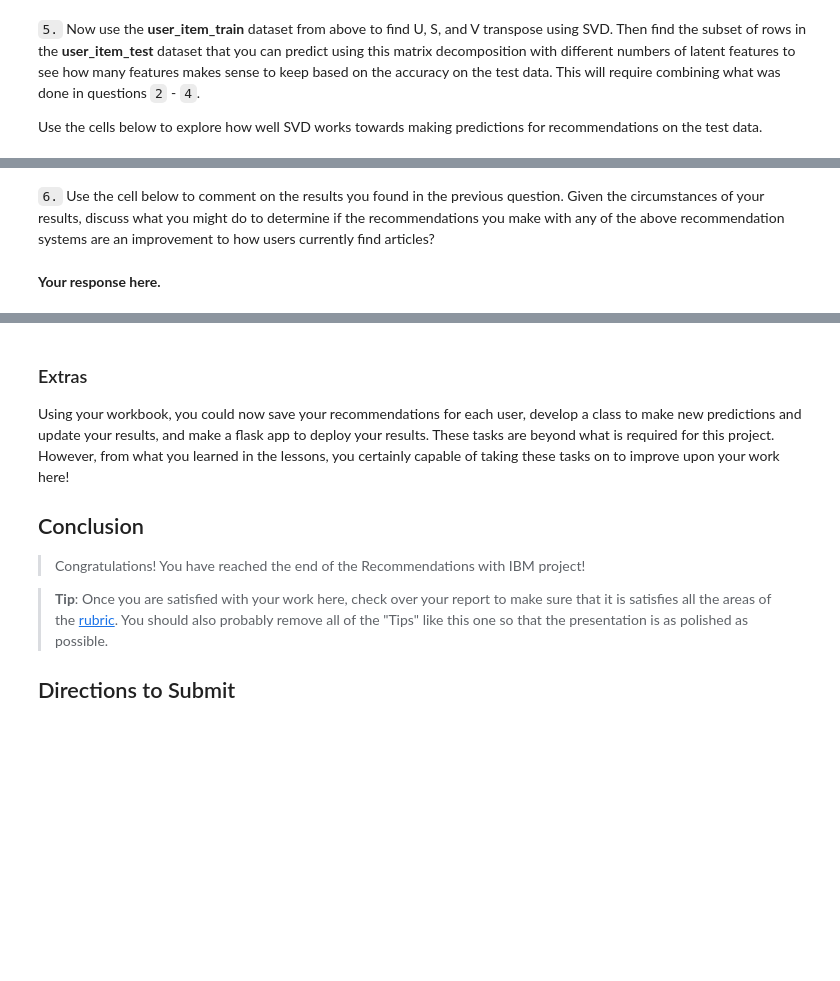
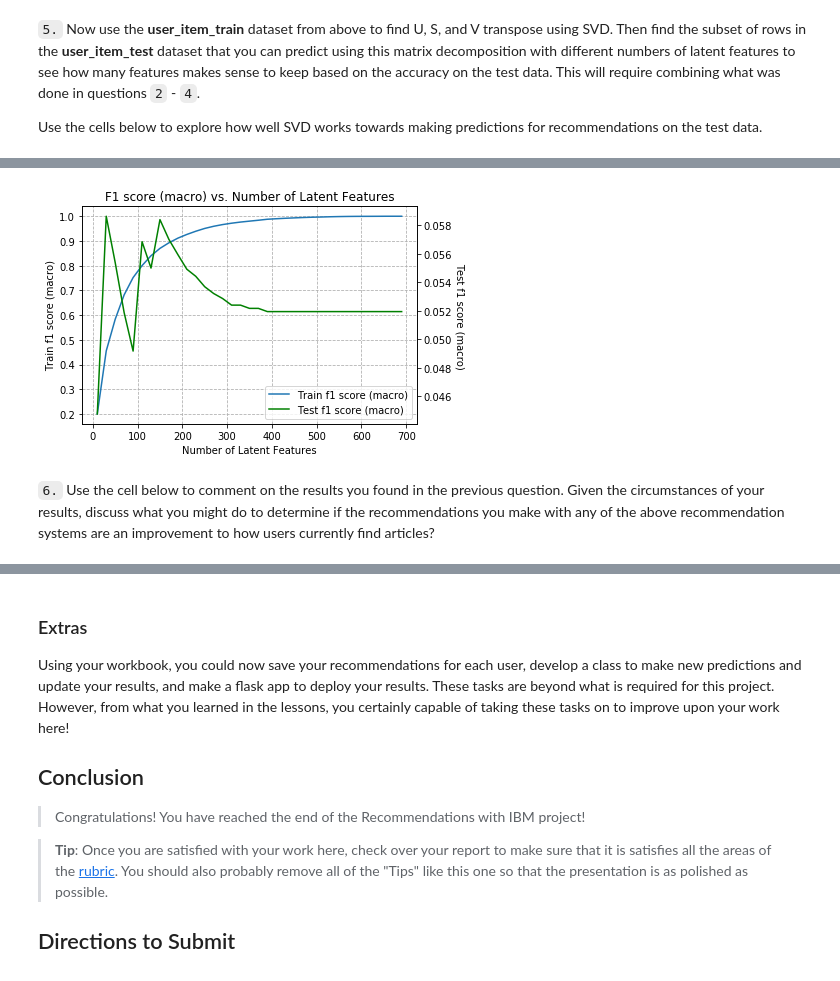
Before and after one commit to ds-praveenkumar/udacity, a Jupyter notebook: recommendations-with-IBM/Recommendations_with_IBM.ipynb, the cells around one changed output, grey strips where cells are left out. Drawn from its saved outputs; the diff is of its cells as text; code cells hidden in the pictures; blank space fills up the shorter version.

```diff
--- a/recommendations-with-IBM/Recommendations_with_IBM.ipynb
+++ b/recommendations-with-IBM/Recommendations_with_IBM.ipynb
@@ -822,4 +867,24 @@ plt.title('Accuracy vs. Number of Latent Features');
+# %%
+fig, ax1 = plt.subplots()
+ax2 = ax1.twinx()
+
+ax1.plot(num_latent_feats, f1_train, label='Train f1 score (macro)')
+ax2.plot(num_latent_feats, f1_test, color='green', label='Test f1 score (macro)')
+
+handler1, label1 = ax1.get_legend_handles_labels()
+handler2, label2 = ax2.get_legend_handles_labels()
+
+ax1.legend(handler1+handler2, label1+label2, loc='lower right')
+
+ax1.set_title('F1 score (macro) vs. Number of Latent Features')
+ax1.grid(linestyle='--')
+
+ax1.set_xlabel('Number of Latent Features')
+ax1.set_ylabel('Train f1 score (macro)')
+ax2.set_ylabel('Test f1 score (macro)', rotation=270, labelpad=12)
+
+plt.show()
+# %% [output]
+[figure, added]
 # %% [markdown]
 `6.` Use the cell below to comment on the results you found in the previous question. Given the circumstances of your results, discuss what you might do to determine if the recommendations you make with any of the above recommendation systems are an improvement to how users currently find articles?
-# %% [markdown]
-**Your response here.**
```
Also changed, not shown: parts of 21 cells of this notebook.
